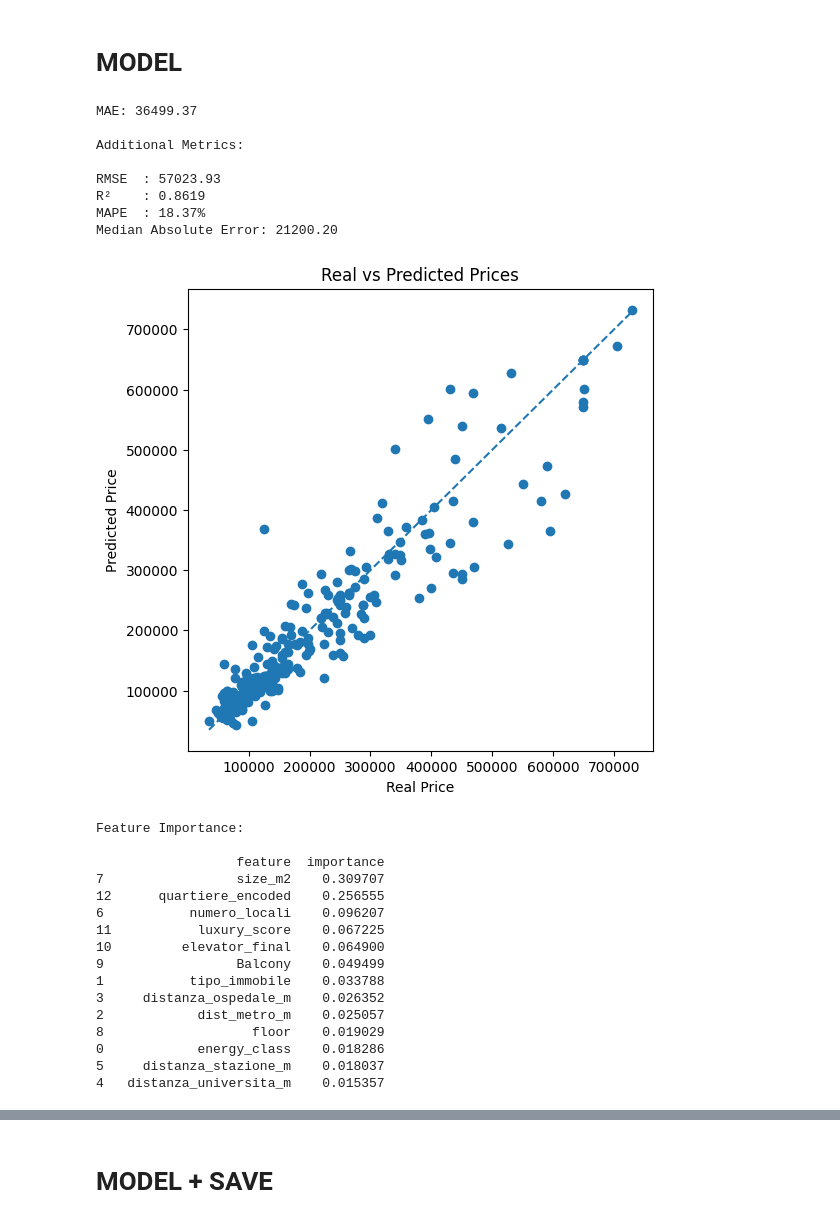
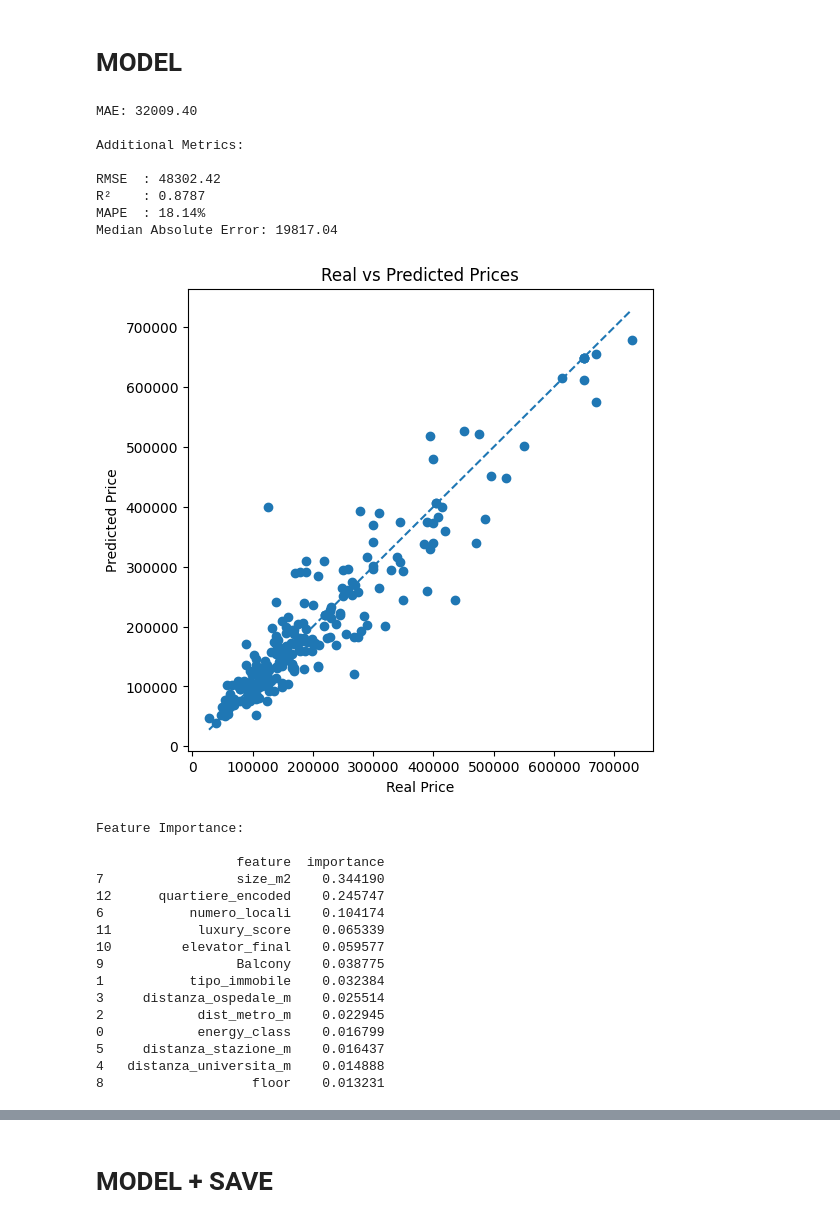
Before and after one commit to BraHKet/torino-housing-predictor, a Jupyter notebook: notebooks/Modello.ipynb, the cells around one changed output, grey strips where cells are left out. Drawn from its saved outputs; the diff is of its cells as text; code cells hidden in the pictures.

Commit message:
- Added ex_neighborhood_boundary.dbf - Removed invalid property sizes below 7

```diff
--- a/notebooks/Modello.ipynb
+++ b/notebooks/Modello.ipynb
@@ -13,6 +13,7 @@ from xgboost import XGBRegressor
 
 df = pd.read_csv("data/TABLEAU/file_TABLEAU_V4(luxury).csv", sep=';', decimal=',')
 df = df[df["price"] < 800000]
+df = df[df["size_m2"] > 6]
 df = df[df["distanza_universita_m"] < 6700]
 df = df.drop(columns=["distanza_asilo_m", "distanza_scuola_superiore_m", "dist_bus_m", "dist_tram_m", "distanza_scuola_media_m", "distanza_scuola_elementare_m", "Bathrooms", "via", "civico", "citta", "lat", "lon", "minuti_metro", "minuti_tram", "minuti_bus", "ospedale_piu_vicino", "tempo_piedi_ospedale_min"
                      , "universita_piu_vicino", "tempo_piedi_universita_min", "stazione_piu_vicino", "tempo_piedi_stazione_min", "asilo_piu_vicino", "tempo_piedi_asilo_min", "scuola_elementare_piu_vicino", "tempo_piedi_scuola_elementare_min"
@@ -118,52 +119,52 @@ plt.title("Real vs Predicted Prices")
 plt.plot([y_test.min(), y_test.max()],
          [y_test.min(), y_test.max()],
          linestyle="--")
 
 plt.show()
 
 # -------------------------
 # 7. FEATURE IMPORTANCE
 # -------------------------
 importance_df = pd.DataFrame({
     "feature": X.columns,
     "importance": model.feature_importances_
 }).sort_values(by="importance", ascending=False)
 
 print("\nFeature Importance:\n")
 print(importance_df)
 
 # -------------------------
 # 8. PLOT FEATURE IMPORTANCE
 # -------------------------
 plt.figure(figsize=(10,6))
 plt.barh(importance_df["feature"], importance_df["importance"])
 plt.gca().invert_yaxis()
 plt.title("XGBoost Feature Importance")
 plt.xlabel("Importance")
 plt.show()
 # %% [output]
-MAE: 36499.37
+MAE: 32009.40
 
 Additional Metrics:
 
-RMSE  : 57023.93
-R²    : 0.8619
-MAPE  : 18.37%
-Median Absolute Error: 21200.20
+RMSE  : 48302.42
+R²    : 0.8787
+MAPE  : 18.14%
+Median Absolute Error: 19817.04
-[figure, old version]
+[figure, new version]
 Feature Importance:
 
                   feature  importance
-7                 size_m2    0.309707
-12      quartiere_encoded    0.256555
-6           numero_locali    0.096207
-11           luxury_score    0.067225
-10         elevator_final    0.064900
-9                 Balcony    0.049499
-1           tipo_immobile    0.033788
-3     distanza_ospedale_m    0.026352
-2            dist_metro_m    0.025057
-8                   floor    0.019029
-0            energy_class    0.018286
-5     distanza_stazione_m    0.018037
-4   distanza_universita_m    0.015357
+7                 size_m2    0.344190
+12      quartiere_encoded    0.245747
+6           numero_locali    0.104174
+11           luxury_score    0.065339
+10         elevator_final    0.059577
+9                 Balcony    0.038775
+1           tipo_immobile    0.032384
+3     distanza_ospedale_m    0.025514
+2            dist_metro_m    0.022945
+0            energy_class    0.016799
+5     distanza_stazione_m    0.016437
+4   distanza_universita_m    0.014888
+8                   floor    0.013231
```
Also changed, not shown: parts of 1 cell of this notebook, 6 other files.
